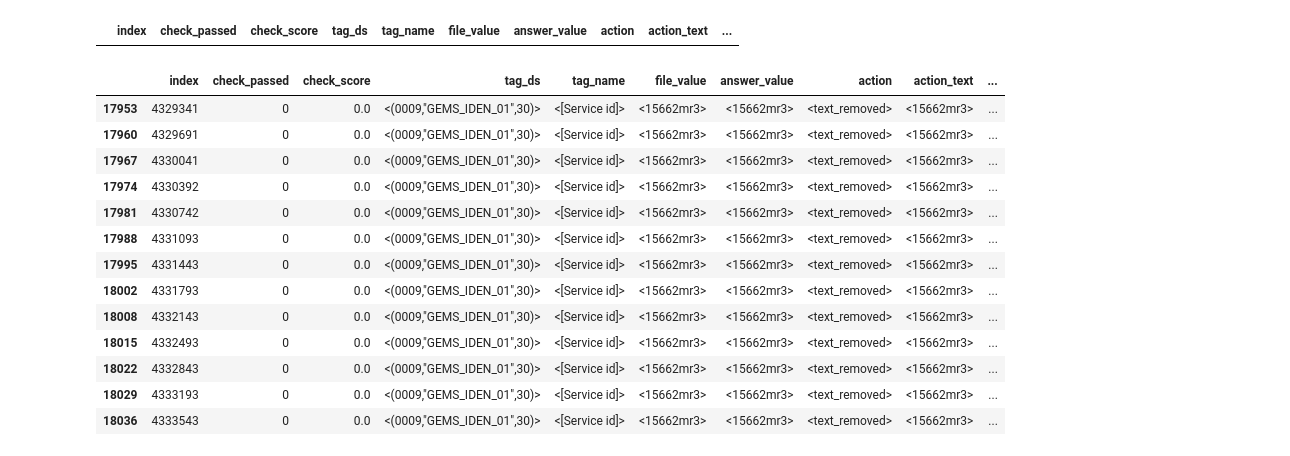
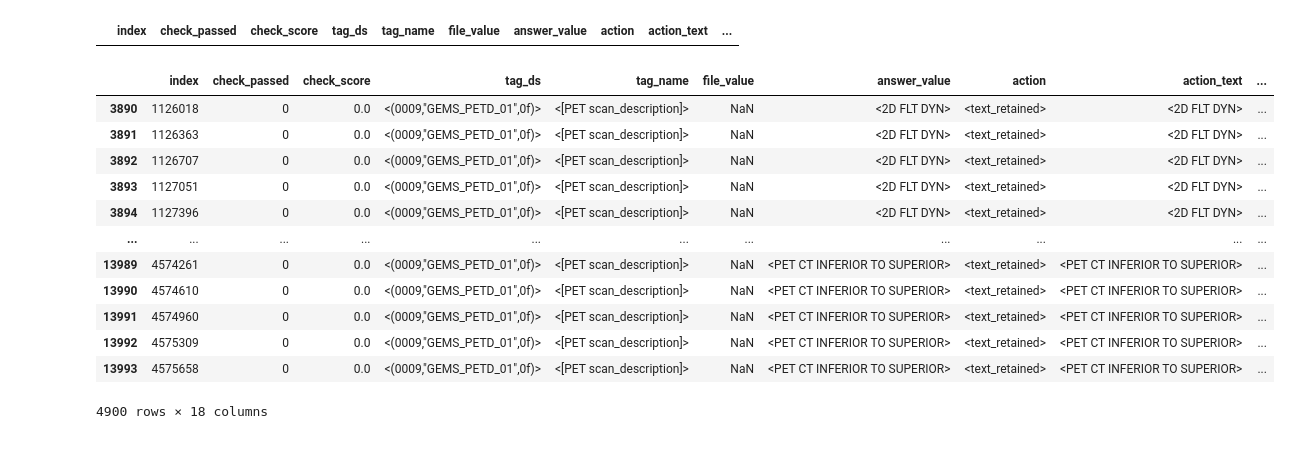
Before and after one commit to MIC-DKFZ/miccai2024_midi-b-submission, a Jupyter notebook: notebooks/exp_decprenacy_report.ipynb, the cells around one changed output. Drawn from its saved outputs; the diff is of its cells as text; code cells hidden in the pictures.

```diff
--- a/notebooks/exp_decprenacy_report.ipynb
+++ b/notebooks/exp_decprenacy_report.ipynb
@@ -46,19 +61,18 @@ report_df[(report_df['patient'] == '<Pseudo-PHI-002>') & (report_df['file_name']
 # %% [output]
 |  | index | check_passed | check_score | tag_ds | tag_name | file_value | answer_value | action | action_text | ... |
 # %%
-report_df[(report_df['tag_name'] == '<[Service id]>')]
+report_df[(report_df['tag_name'] == '<[PET scan_description]>')]
 # %% [output]
 |  | index | check_passed | check_score | tag_ds | tag_name | file_value | answer_value | action | action_text | ... |
-| 17953 | 4329341 | 0 | 0.0 | <(0009,"GEMS_IDEN_01",30)> | <[Service id]> | <15662mr3> | <15662mr3> | <text_removed> | <15662mr3> | ... |
-| 17960 | 4329691 | 0 | 0.0 | <(0009,"GEMS_IDEN_01",30)> | <[Service id]> | <15662mr3> | <15662mr3> | <text_removed> | <15662mr3> | ... |
-| 17967 | 4330041 | 0 | 0.0 | <(0009,"GEMS_IDEN_01",30)> | <[Service id]> | <15662mr3> | <15662mr3> | <text_removed> | <15662mr3> | ... |
-| 17974 | 4330392 | 0 | 0.0 | <(0009,"GEMS_IDEN_01",30)> | <[Service id]> | <15662mr3> | <15662mr3> | <text_removed> | <15662mr3> | ... |
-| 17981 | 4330742 | 0 | 0.0 | <(0009,"GEMS_IDEN_01",30)> | <[Service id]> | <15662mr3> | <15662mr3> | <text_removed> | <15662mr3> | ... |
-| 17988 | 4331093 | 0 | 0.0 | <(0009,"GEMS_IDEN_01",30)> | <[Service id]> | <15662mr3> | <15662mr3> | <text_removed> | <15662mr3> | ... |
-| 17995 | 4331443 | 0 | 0.0 | <(0009,"GEMS_IDEN_01",30)> | <[Service id]> | <15662mr3> | <15662mr3> | <text_removed> | <15662mr3> | ... |
-| 18002 | 4331793 | 0 | 0.0 | <(0009,"GEMS_IDEN_01",30)> | <[Service id]> | <15662mr3> | <15662mr3> | <text_removed> | <15662mr3> | ... |
-| 18008 | 4332143 | 0 | 0.0 | <(0009,"GEMS_IDEN_01",30)> | <[Service id]> | <15662mr3> | <15662mr3> | <text_removed> | <15662mr3> | ... |
-| 18015 | 4332493 | 0 | 0.0 | <(0009,"GEMS_IDEN_01",30)> | <[Service id]> | <15662mr3> | <15662mr3> | <text_removed> | <15662mr3> | ... |
-| 18022 | 4332843 | 0 | 0.0 | <(0009,"GEMS_IDEN_01",30)> | <[Service id]> | <15662mr3> | <15662mr3> | <text_removed> | <15662mr3> | ... |
-| 18029 | 4333193 | 0 | 0.0 | <(0009,"GEMS_IDEN_01",30)> | <[Service id]> | <15662mr3> | <15662mr3> | <text_removed> | <15662mr3> | ... |
-| 18036 | 4333543 | 0 | 0.0 | <(0009,"GEMS_IDEN_01",30)> | <[Service id]> | <15662mr3> | <15662mr3> | <text_removed> | <15662mr3> | ... |
+| 3890 | 1126018 | 0 | 0.0 | <(0009,"GEMS_PETD_01",0f)> | <[PET scan_description]> | NaN | <2D FLT DYN> | <text_retained> | <2D FLT DYN> | ... |
+| 3891 | 1126363 | 0 | 0.0 | <(0009,"GEMS_PETD_01",0f)> | <[PET scan_description]> | NaN | <2D FLT DYN> | <text_retained> | <2D FLT DYN> | ... |
+| 3892 | 1126707 | 0 | 0.0 | <(0009,"GEMS_PETD_01",0f)> | <[PET scan_description]> | NaN | <2D FLT DYN> | <text_retained> | <2D FLT DYN> | ... |
+| 3893 | 1127051 | 0 | 0.0 | <(0009,"GEMS_PETD_01",0f)> | <[PET scan_description]> | NaN | <2D FLT DYN> | <text_retained> | <2D FLT DYN> | ... |
+| 3894 | 1127396 | 0 | 0.0 | <(0009,"GEMS_PETD_01",0f)> | <[PET scan_description]> | NaN | <2D FLT DYN> | <text_retained> | <2D FLT DYN> | ... |
+| ... | ... | ... | ... | ... | ... | ... | ... | ... | ... | ... |
+| 13989 | 4574261 | 0 | 0.0 | <(0009,"GEMS_PETD_01",0f)> | <[PET scan_description]> | NaN | <PET CT INFERIOR TO SUPERIOR> | <text_retained> | <PET CT INFERIOR TO SUPERIOR> | ... |
+| 13990 | 4574610 | 0 | 0.0 | <(0009,"GEMS_PETD_01",0f)> | <[PET scan_description]> | NaN | <PET CT INFERIOR TO SUPERIOR> | <text_retained> | <PET CT INFERIOR TO SUPERIOR> | ... |
+| 13991 | 4574960 | 0 | 0.0 | <(0009,"GEMS_PETD_01",0f)> | <[PET scan_description]> | NaN | <PET CT INFERIOR TO SUPERIOR> | <text_retained> | <PET CT INFERIOR TO SUPERIOR> | ... |
+| 13992 | 4575309 | 0 | 0.0 | <(0009,"GEMS_PETD_01",0f)> | <[PET scan_description]> | NaN | <PET CT INFERIOR TO SUPERIOR> | <text_retained> | <PET CT INFERIOR TO SUPERIOR> | ... |
+| 13993 | 4575658 | 0 | 0.0 | <(0009,"GEMS_PETD_01",0f)> | <[PET scan_description]> | NaN | <PET CT INFERIOR TO SUPERIOR> | <text_retained> | <PET CT INFERIOR TO SUPERIOR> | ... |
+4900 rows × 18 columns
```
Also changed, not shown: parts of 3 cells of this notebook, 4 other files.
